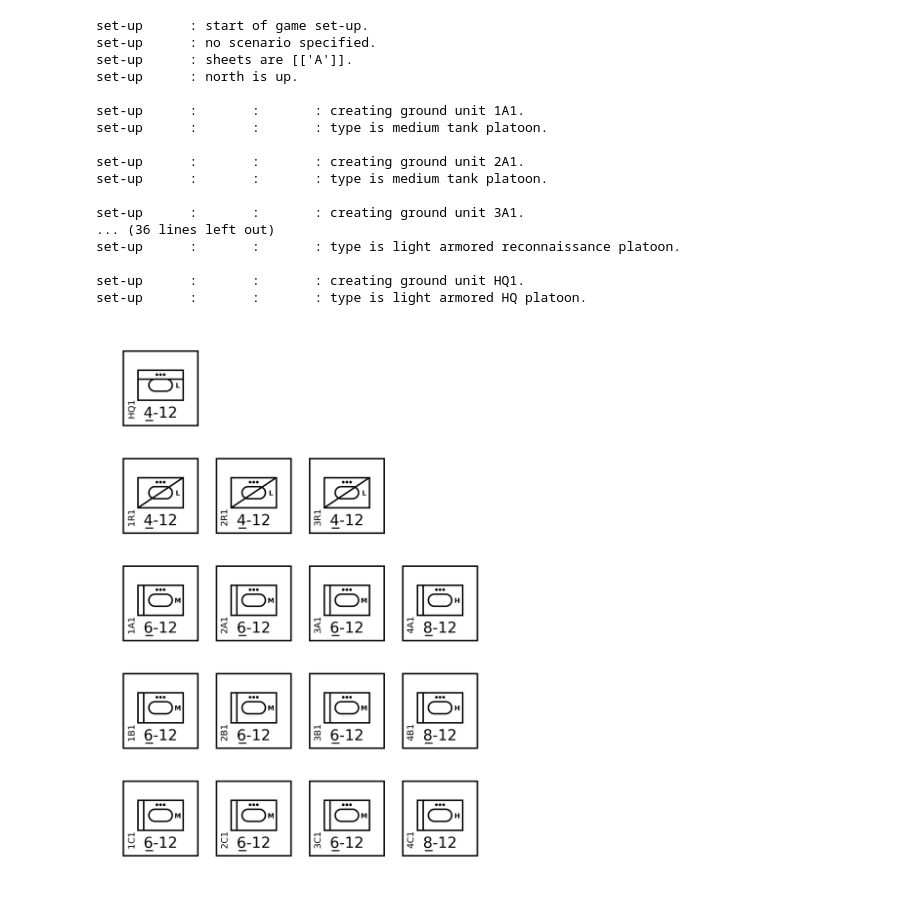
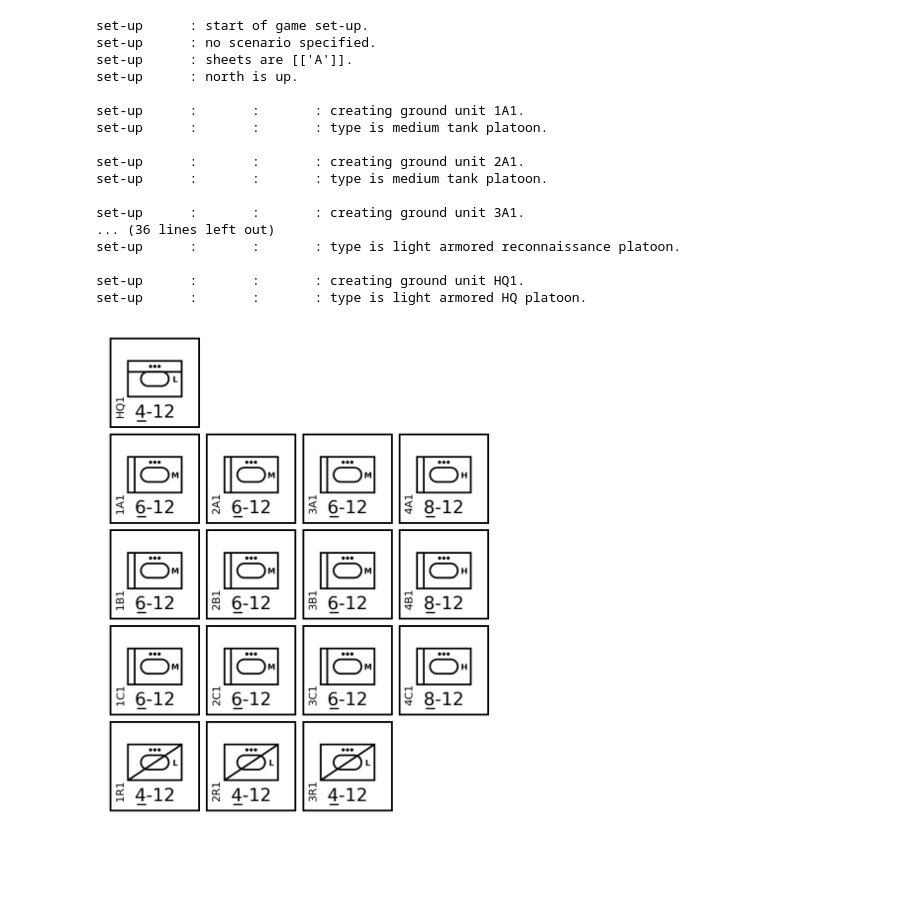
Before and after one commit to alanwatsonforster/air-power-data, a Jupyter notebook: groundunitdatatables/orders-of-battle.ipynb, the cells around one changed output. Cells and saved outputs as stored; diff of their text form; code cells hidden in the pictures; blank space fills up the shorter version.

```diff
--- a/groundunitdatatables/orders-of-battle.ipynb
+++ b/groundunitdatatables/orders-of-battle.ipynb
@@ -9,6 +9,9 @@ import math
 
 !mkdir -p orders-of-battle
 
+xspacefactor = 0.87
+yspacefactor = 0.75
+
 def drawstart(rows):
     glass.startgamesetup(None, sheets=[["A"]], writelogfiles=False)
 
@@ -16,16 +19,17 @@ def drawstart(rows):
     dotspercounter = 300
     dotsperhex = dotspercounter / groundunitcountersize
 
+
     minx = 0
     miny = 0
     maxx = 7
     maxy = rows - 1
 
     glass.draw.startcanvas(
-        minx - 0.5 * math.sqrt(4/3),
-        miny - 0.5,
-        maxx + 0.5 * math.sqrt(4/3),
-        maxy + 0.5,
+        minx * xspacefactor - 0.36 * math.sqrt(4/3),
+        miny* yspacefactor - 0.36,
+        maxx * xspacefactor + 0.36 * math.sqrt(4/3),
+        maxy* yspacefactor + 0.36,
         dotsperhex=dotsperhex,
     )
 
@@ -45,6 +49,8 @@ def drawcounter(
         identified=True,
         azimuth=azimuth,
     )
+    E._x *= xspacefactor
+    E._y *= yspacefactor
 
     E._draw()
 
@@ -53,35 +59,35 @@ def drawend(filename):
 # %%
 battalion = 1
 drawstart(5)
-for company, y in zip(["A", "B", "C"], [2, 1, 0]):
+for company, y in zip(["A", "B", "C"], [3, 2, 1]):
     drawcounter(0, y, "medium tank platoon", name="1%s%s" %  (company, battalion))
     drawcounter(1, y, "medium tank platoon", name="2%s%s" %  (company, battalion))
     drawcounter(2, y, "medium tank platoon", name="3%s%s" %  (company, battalion))
     drawcounter(3, y, "heavy tank platoon", name="4%s%s" % (company, battalion))
-drawcounter(0, 3, "light armored reconnaissance platoon", name="1R%s" % (battalion))
-drawcounter(1, 3, "light armored reconnaissance platoon", name="2R%s" % (battalion))
-drawcounter(2, 3, "light armored reconnaissance platoon", name="3R%s" % (battalion))
+drawcounter(0, 0, "light armored reconnaissance platoon", name="1R%s" % (battalion))
+drawcounter(1, 0, "light armored reconnaissance platoon", name="2R%s" % (battalion))
+drawcounter(2, 0, "light armored reconnaissance platoon", name="3R%s" % (battalion))
 drawcounter(0, 4, "light armored HQ platoon", name="HQ%s" % (battalion))
 drawend("british-armoured-regiment-early-1960s")
 # %% [output]
 set-up      : start of game set-up.
 set-up      : no scenario specified.
 set-up      : sheets are [['A']].
 set-up      : north is up.
 
 set-up      :       :       : creating ground unit 1A1.
 set-up      :       :       : type is medium tank platoon.
 
 set-up      :       :       : creating ground unit 2A1.
 set-up      :       :       : type is medium tank platoon.
 
 set-up      :       :       : creating ground unit 3A1.
 ... (36 lines left out)
 set-up      :       :       : type is light armored reconnaissance platoon.
 
 set-up      :       :       : creating ground unit HQ1.
 set-up      :       :       : type is light armored HQ platoon.
-[figure, old version]
+[figure, new version]
 # %%
 battalion = 2
 drawstart(4)
```
Also changed, not shown: parts of 8 cells of this notebook, 11 other files.
